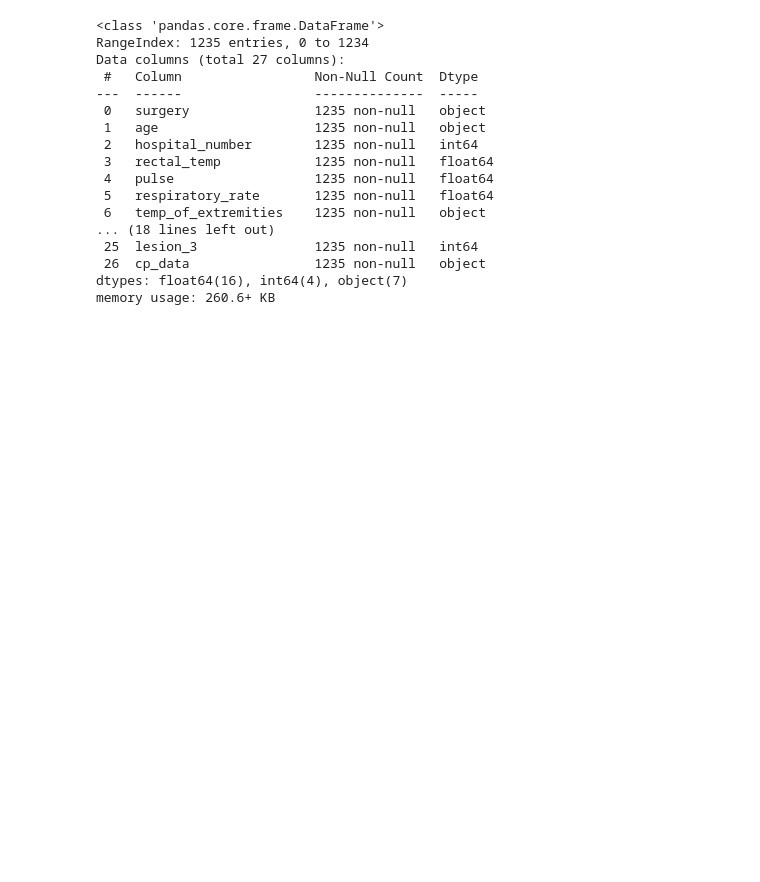
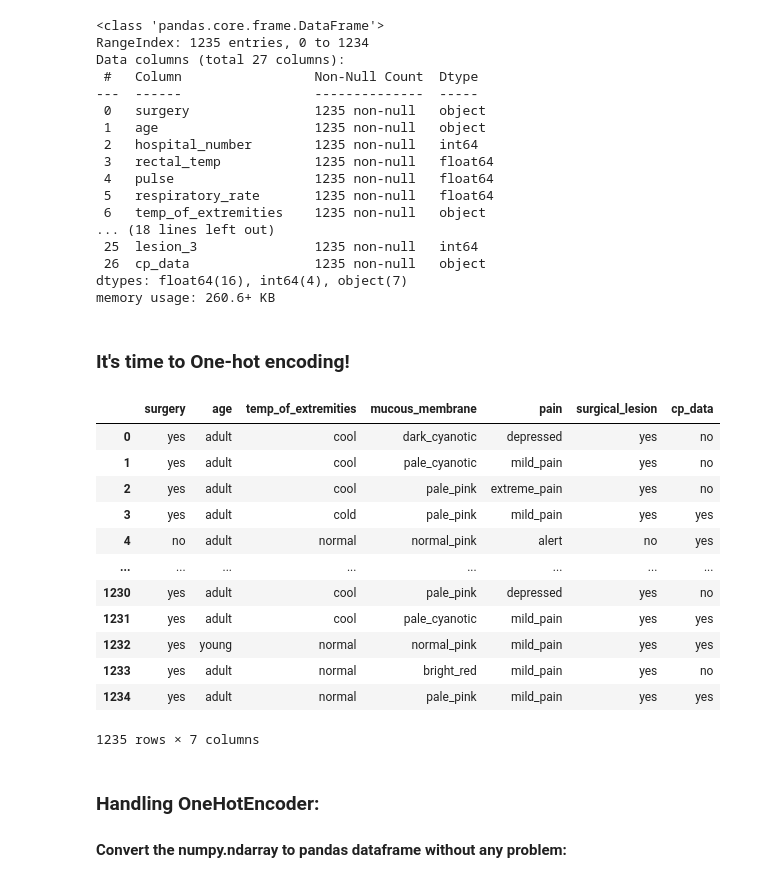
Before and after one commit to MehranZdi/horse_survival, a Jupyter notebook: horse_survival.ipynb, the cells around one changed output. Cells and saved outputs as stored; diff of their text form; code cells hidden in the pictures; blank space fills up the shorter version.

Commit message:
test a new method for encoding.

```diff
--- a/horse_survival.ipynb
+++ b/horse_survival.ipynb
@@ -328,3 +335,22 @@ Data columns (total 27 columns):
  26  cp_data                1235 non-null   object
 dtypes: float64(16), int64(4), object(7)
 memory usage: 260.6+ KB
+# %% [markdown]
+### It's time to One-hot encoding!
+# %%
+nominal_cats = train.select_dtypes(include=['object'])
+nominal_cats
+# %% [output]
+|  | surgery | age | temp_of_extremities | mucous_membrane | pain | surgical_lesion | cp_data |
+| 0 | yes | adult | cool | dark_cyanotic | depressed | yes | no |
+| 1 | yes | adult | cool | pale_cyanotic | mild_pain | yes | no |
+| 2 | yes | adult | cool | pale_pink | extreme_pain | yes | no |
+| 3 | yes | adult | cold | pale_pink | mild_pain | yes | yes |
+| 4 | no | adult | normal | normal_pink | alert | no | yes |
+| ... | ... | ... | ... | ... | ... | ... | ... |
+| 1230 | yes | adult | cool | pale_pink | depressed | yes | no |
+| 1231 | yes | adult | cool | pale_cyanotic | mild_pain | yes | yes |
+| 1232 | yes | young | normal | normal_pink | mild_pain | yes | yes |
+| 1233 | yes | adult | normal | bright_red | mild_pain | yes | no |
+| 1234 | yes | adult | normal | pale_pink | mild_pain | yes | yes |
+1235 rows × 7 columns
@@ -330,0 +365,3 @@ memory usage: 260.6+ KB
+# %% [markdown]
+### Handling OneHotEncoder:
+#### Convert the numpy.ndarray to pandas dataframe without any problem:
```
Also changed, not shown: parts of 36 cells of this notebook.
